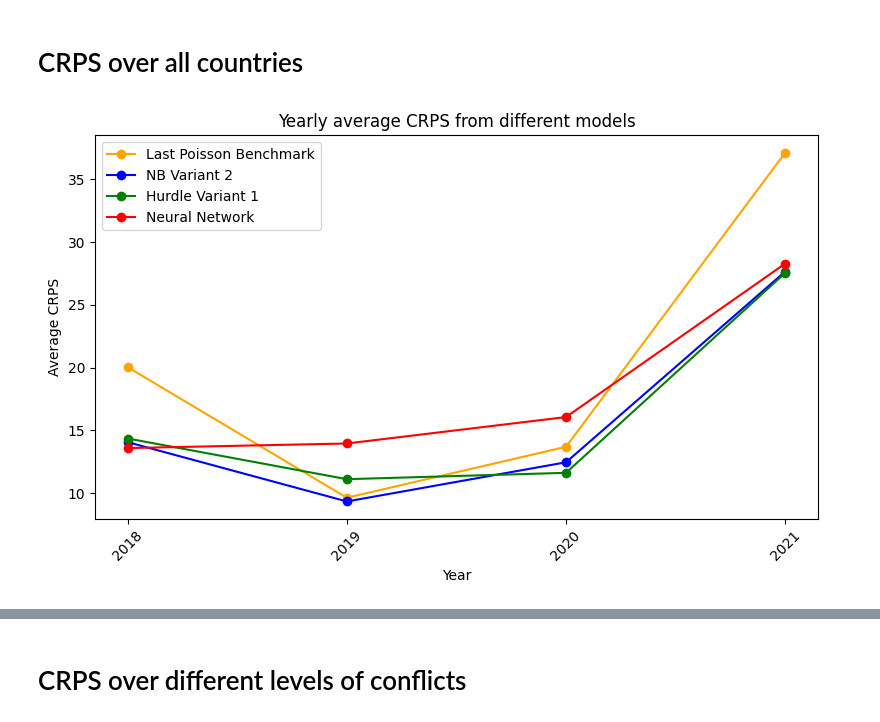
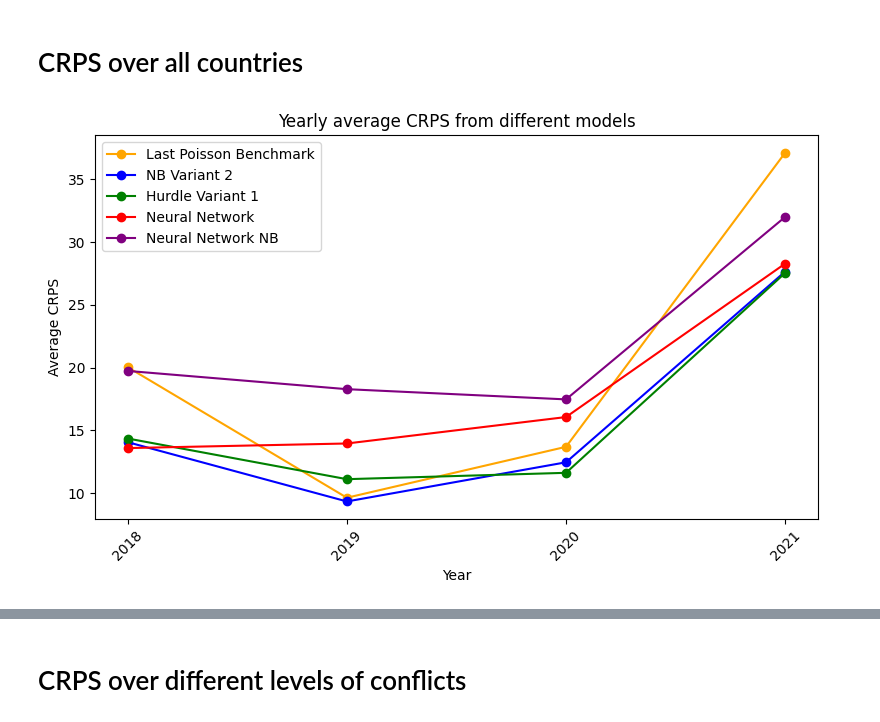
Before and after one commit to toboden/ConflictPredProbabilistic, a Jupyter notebook: plots_model_comp/prediction_plots.ipynb, the cells around one changed output, grey strips where cells are left out. Cells and saved outputs as stored; diff of their text form; code cells hidden in the pictures.

```diff
--- a/plots_model_comp/prediction_plots.ipynb
+++ b/plots_model_comp/prediction_plots.ipynb
@@ -177,17 +177,31 @@ for year in actual_years:
     # Parquet-Datei in ein DataFrame einlesen
     nn_data = pd.read_parquet(parquet_file_path)
 
-    #parquet_file_path = r'C:\Users\Tobias\Documents\BAconflictPrediction\ConflictPrediction\plots_model_comp\cm_NeuralNetNegBin_test_window_' + year + '.parquet'
+    parquet_file_path = r'C:\Users\Tobias\Documents\BAconflictPrediction\ConflictPrediction\plots_model_comp\cm_NeuralNetNegBin_test_window_' + year + '.parquet'
     # Parquet-Datei in ein DataFrame einlesen
-    #nn_negbin_data = pd.read_parquet(parquet_file_path)
+    nn_negbin_data = pd.read_parquet(parquet_file_path)
 
     prediction_data_list.append({'benchmark':benchmark_data,
                                  'NB':baseline_nbinom_data,
                                  'Hurdle':baseline_hurdle_data,
-                                 'NN':nn_data
-                                 #,
-                                 #'NNNegBin':nn_negbin_data
+                                 'NN':nn_data,
+                                 'NNNegBin':nn_negbin_data
                                  })
+
+    a = benchmark_data.index.get_level_values('month_id').unique()
+    b = baseline_nbinom_data.index.get_level_values('month_id').unique()
+    c = baseline_hurdle_data.index.get_level_values('month_id').unique()
+    d = nn_data.index.get_level_values('month_id').unique()
+    e = nn_negbin_data.index.get_level_values('month_id').unique()
+
+    if not all(a == b):
+        print('NB Months falsch year' + str(year))
+    elif not all(a == c):
+        print('Hurdle months flasch year' + str(year))
+    elif not all(a == d):
+        print('NN months flasch year' + str(year))
+    elif not all(a == e):
+        print('NN Negbin months flasch year' + str(year))
 # %% [markdown]
 # Country specific plots
 ## CDF of three countries
@@ -462,7 +476,7 @@ crps_last_poisson = []
 crps_nb_baseline = []
 crps_hurdle_baseline = []
 crps_nn = []
-#crps_nn_negbin = []
+crps_nn_negbin = []
 
 for year in actual_years:
     dataset_index = actual_years.index(year)
@@ -471,7 +485,7 @@ for year in actual_years:
     nb_baseline_data = prediction_data_list[dataset_index]['NB']
     hurdle_baseline_data = prediction_data_list[dataset_index]['Hurdle']
     nn_data = prediction_data_list[dataset_index]['NN']
-    # nn_negbin_data = prediction_data_list[dataset_index]['NNNegBin']
+    nn_negbin_data = prediction_data_list[dataset_index]['NNNegBin']
 
     actual_data = actuals_df_list[dataset_index]['data']
     actual_group = actual_data.groupby('country_id')
@@ -493,20 +507,20 @@ for year in actual_years:
             nb_baseline_empirical_distribution = nb_baseline_data.loc[(prediction_month,country),:].values.flatten()
             hurdle_baseline_empirical_distribution = hurdle_baseline_data.loc[(prediction_month,country),:].values.flatten()
             nn_empirical_distribution = nn_data.loc[(prediction_month,country),:].values.flatten()
-            #nn_negbin_empirical_distribution = nn_negbin_data.loc[(prediction_month,country),:].values.flatten()
+            nn_negbin_empirical_distribution = nn_negbin_data.loc[(prediction_month,country),:].values.flatten()
 
             mean_crps_last_poisson.append(pscore(last_poisson_empirical_distribution,y_true).compute()[0])
             mean_crps_nb_baseline.append(pscore(nb_baseline_empirical_distribution,y_true).compute()[0])
             mean_crps_hurdle_baseline.append(pscore(hurdle_baseline_empirical_distribution,y_true).compute()[0])
             mean_crps_nn_empirical.append(pscore(nn_empirical_distribution,y_true).compute()[0])
-            #mean_crps_nn_negbin.append(pscore(nn_negbin_empirical_distribution,y_true).compute()[0])
+            mean_crps_nn_negbin.append(pscore(nn_negbin_empirical_distribution,y_true).compute()[0])
 
         month_list_plot.append(prediction_month)
         crps_last_poisson.append(np.mean(mean_crps_last_poisson))
         crps_nb_baseline.append(np.mean(mean_crps_nb_baseline))
         crps_hurdle_baseline.append(np.mean(mean_crps_hurdle_baseline))
         crps_nn.append(np.mean(mean_crps_nn_empirical))
-        #crps_nn_negbin.append(np.mean(mean_crps_nn_negbin))
+        crps_nn_negbin.append(np.mean(mean_crps_nn_negbin))
 # %%
 crps_by_year = {
     '2018': [],
@@ -523,43 +537,42 @@ for i in range(len(crps_by_year)):
     crps_by_year[Keys_crps_by_year[i]].append(np.mean(crps_nb_baseline[index_list[i][0]:index_list[i][1]]))
     crps_by_year[Keys_crps_by_year[i]].append(np.mean(crps_hurdle_baseline[index_list[i][0]:index_list[i][1]]))
     crps_by_year[Keys_crps_by_year[i]].append(np.mean(crps_nn[index_list[i][0]:index_list[i][1]]))
-    #crps_by_year[Keys_crps_by_year[i]].append(np.mean(crps_nn_negbin[index_list[i][0]:index_list[i][1]]))
+    crps_by_year[Keys_crps_by_year[i]].append(np.mean(crps_nn_negbin[index_list[i][0]:index_list[i][1]]))
 
 import matplotlib.pyplot as plt
 
 # Daten
 methoden = [
     'Last Poisson Benchmark',
     'NB Variant 2',
     'Hurdle Variant 1',
-    'Neural Network'
-    #,
-    #'Neural Network NB'
+    'Neural Network',
+    'Neural Network NB'
 ]
 
 # Plot erstellen
 plt.figure(figsize=(8, 5))
 
-colors = ['orange','blue','green','red']
+colors = ['orange','blue','green','red','purple']
 
 # Für jede Methode eine Linie zeichnen
 for i, methode in enumerate(methoden):
     plt.plot(crps_by_year.keys(), [crps_by_year[jahr][i] for jahr in crps_by_year.keys()], marker='o', label=methode, color=colors[i])
 
 # Titel und Achsenbeschriftungen
 plt.title('Yearly average CRPS from different models')
 plt.xlabel('Year')
 plt.ylabel('Average CRPS')
 
 # Legende hinzufügen
 plt.legend() #loc='center left', bbox_to_anchor=(1, 0.5)
 
 # Diagramm anzeigen
 plt.xticks(rotation=45)
 plt.tight_layout()
 plt.show()
 # %% [output]
-[figure, old version]
+[figure, new version]
 # %%
 crps_by_year['2020']
 # %% [output]
```
Also changed, not shown: parts of 9 cells of this notebook, 6 other files.
